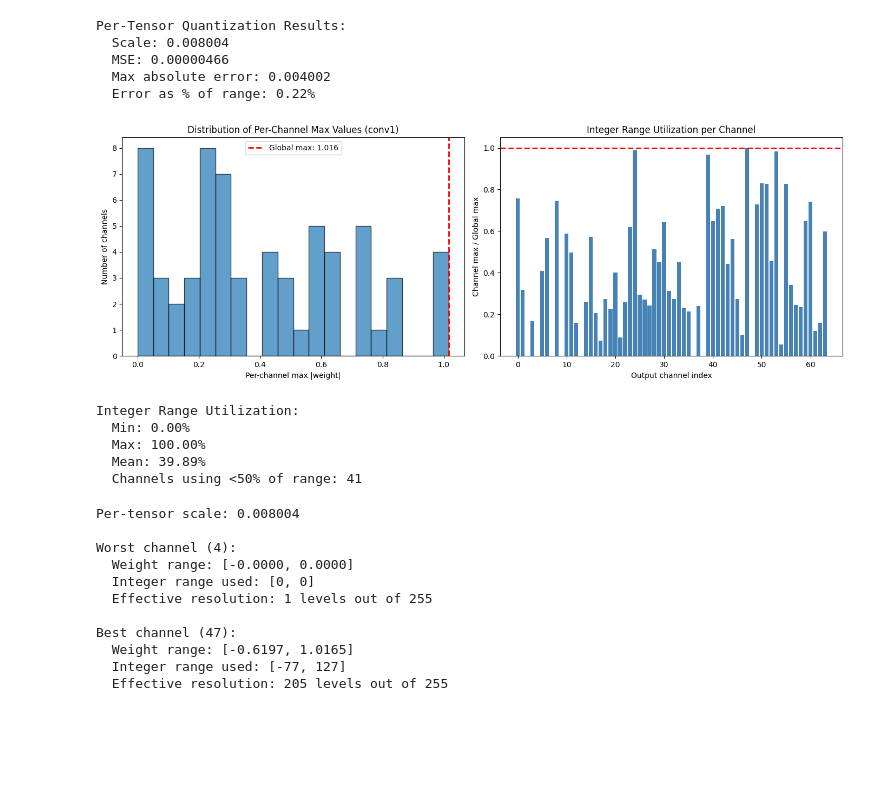
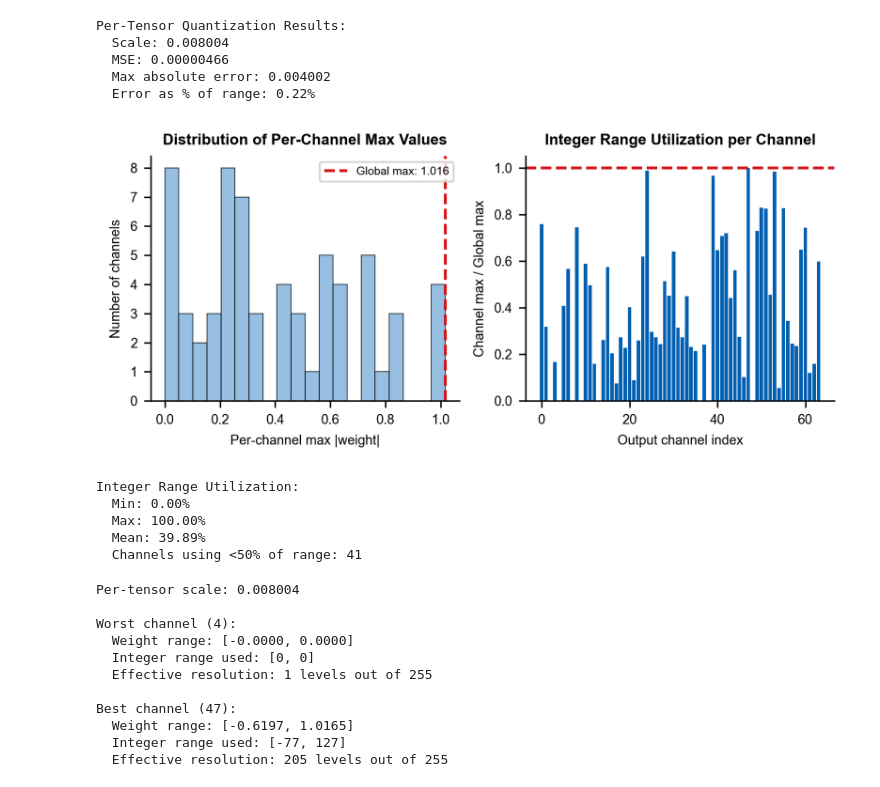
Before and after one commit to vivekkalyanarangan30/Efficient-AI-in-Practice-Quantization-and-Fast-Inference, a Jupyter notebook: ch3/3.2 resnet18_quant.ipynb, the cells around one changed output. Drawn from its saved outputs; the diff is of its cells as text; code cells hidden in the pictures; blank space fills up the shorter version.

```diff
--- a/ch3/3.2 resnet18_quant.ipynb
+++ b/ch3/3.2 resnet18_quant.ipynb
@@ -37,7 +49,8 @@ class PerTensorQuantizer:
         return self.dequantize(q)
 # %%
 # Load a pretrained ResNet-18
-model = torch.hub.load('pytorch/vision', 'resnet18', weights='IMAGENET1K_V1')
+# model = torch.hub.load('pytorch/vision', 'resnet18', weights='IMAGENET1K_V1', force_reload=True)
+model = models.resnet18(weights=models.ResNet18_Weights.IMAGENET1K_V1)
 model.eval()
 
 # Pick a representative layer: the first conv layer
@@ -75,47 +87,91 @@ Per-Tensor Quantization Results:
   Max absolute error: 0.004002
   Error as % of range: 0.22%
 # %%
+"""
+Manning-compliant figure: Per-Channel Integer Range Utilization
+Chapter 3: Granularity Choices
+"""
+
 import matplotlib.pyplot as plt
+import numpy as np
+
+# =============================================================================
+# MANNING STYLE SETUP
+# =============================================================================
+
+MANNING_PALETTE = {
+    'blue_l2': '#6BA5D7', 'blue_l3': '#0060B1',
+    'red_l3': '#D31518',
+    'green_l3': '#80C21D',
+    'black_l2': '#808080', 'black_l3': '#4D4D4D',
+}
+
+plt.rcParams.update({
+    'font.family': 'sans-serif',
+    'font.sans-serif': ['Arial', 'DejaVu Sans'],
+    'font.size': 7,
+    'axes.titlesize': 8,
+    'axes.labelsize': 7,
+    'xtick.labelsize': 7,
+    'ytick.labelsize': 7,
+    'legend.fontsize': 6,
+    'figure.dpi': 300,
+    'savefig.dpi': 300,
+})
+
+# =============================================================================
+# FIGURE CODE (replace original)
+# =============================================================================
 
 # Compute per-channel (per-filter) max absolute values
-# Reshape to [out_channels, -1] then take max over all spatial dimensions
 weight_2d = weight.view(weight.shape[0], -1)  # [64, 147]
 channel_abs_max = weight_2d.abs().max(dim=1).values  # [64]
-
-# Compare to the global max
 global_abs_max = weight.abs().max().item()
 
-fig, axes = plt.subplots(1, 2, figsize=(14, 5))
+fig, axes = plt.subplots(1, 2, figsize=(5.5, 2.5))
 
 # Left: histogram of per-channel max values
-axes[0].hist(channel_abs_max.numpy(), bins=20, edgecolor='black', alpha=0.7)
-axes[0].axvline(global_abs_max, color='red', linestyle='--', linewidth=2,
+axes[0].hist(channel_abs_max.numpy(), bins=20,
+             color=MANNING_PALETTE['blue_l2'], edgecolor='black',
+             alpha=0.7, linewidth=0.5)
+axes[0].axvline(global_abs_max, color=MANNING_PALETTE['red_l3'],
+                linestyle='--', linewidth=1.5,
                 label=f'Global max: {global_abs_max:.3f}')
 axes[0].set_xlabel('Per-channel max |weight|')
 axes[0].set_ylabel('Number of channels')
-axes[0].set_title('Distribution of Per-Channel Max Values (conv1)')
-axes[0].legend()
+axes[0].set_title('Distribution of Per-Channel Max Values', fontweight='bold')
+axes[0].legend(loc='upper right')
+axes[0].spines['top'].set_visible(False)
+axes[0].spines['right'].set_visible(False)
 
 # Right: ratio of global max to each channel's max
 utilization = channel_abs_max / global_abs_max
-axes[1].bar(range(len(utilization)), utilization.numpy(), color='steelblue')
-axes[1].axhline(1.0, color='red', linestyle='--', linewidth=2)
+axes[1].bar(range(len(utilization)), utilization.numpy(),
+            color=MANNING_PALETTE['blue_l3'], width=0.8)
+axes[1].axhline(1.0, color=MANNING_PALETTE['red_l3'],
+                linestyle='--', linewidth=1.5)
 axes[1].set_xlabel('Output channel index')
 axes[1].set_ylabel('Channel max / Global max')
-axes[1].set_title('Integer Range Utilization per Channel')
+axes[1].set_title('Integer Range Utilization per Channel', fontweight='bold')
+axes[1].spines['top'].set_visible(False)
+axes[1].spines['right'].set_visible(False)
 
 plt.tight_layout()
-plt.savefig('per_tensor_utilization.png', dpi=150)
+
+# Save in Manning formats
+fig.savefig('CH03_F01_PerTensorUtilization.svg', format='svg')
+fig.savefig('CH03_F01_PerTensorUtilization.png', format='png', dpi=300)
+fig.savefig('CH03_F01_PerTensorUtilization.pdf', format='pdf')
 plt.show()
 
 # Print statistics
 print(f"\nInteger Range Utilization:")
 print(f"  Min: {utilization.min():.2%}")
 print(f"  Max: {utilization.max():.2%}")
 print(f"  Mean: {utilization.mean():.2%}")
 print(f"  Channels using <50% of range: {(utilization < 0.5).sum().item()}")
 # %% [output]
-[figure, old version]
+[figure, new version]
 Integer Range Utilization:
   Min: 0.00%
   Max: 100.00%
```
Also changed, not shown: parts of 3 cells of this notebook, 38 other files.
